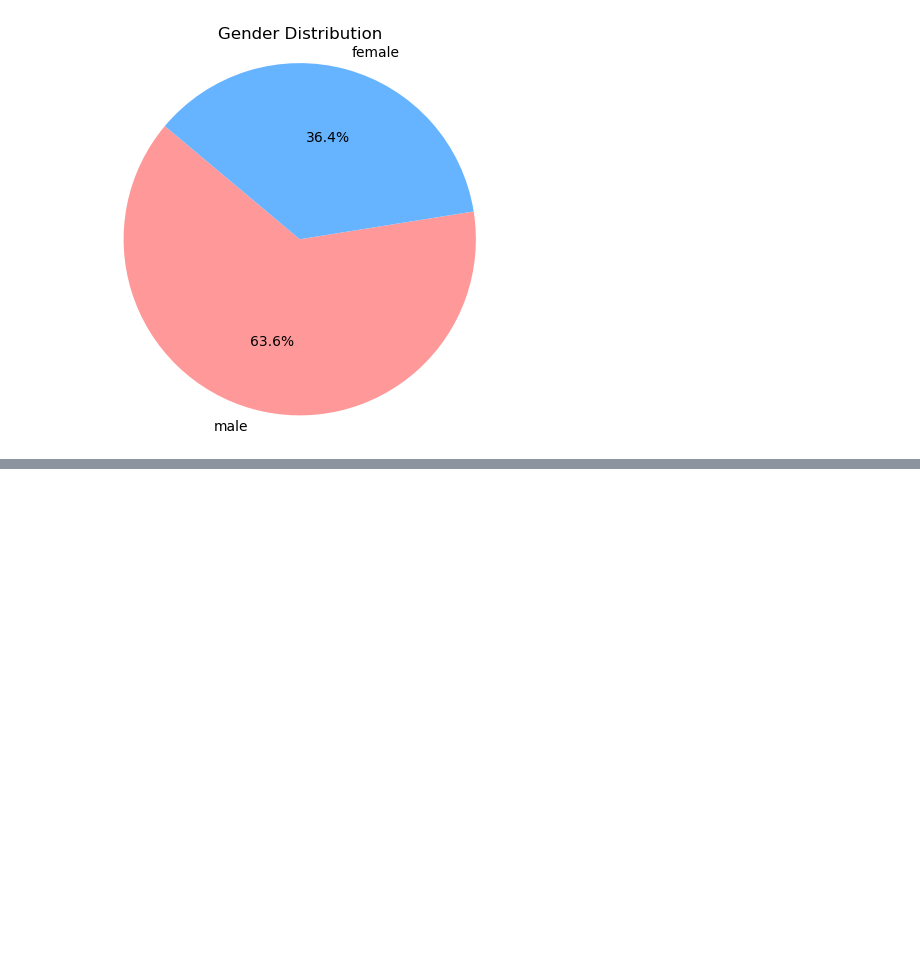
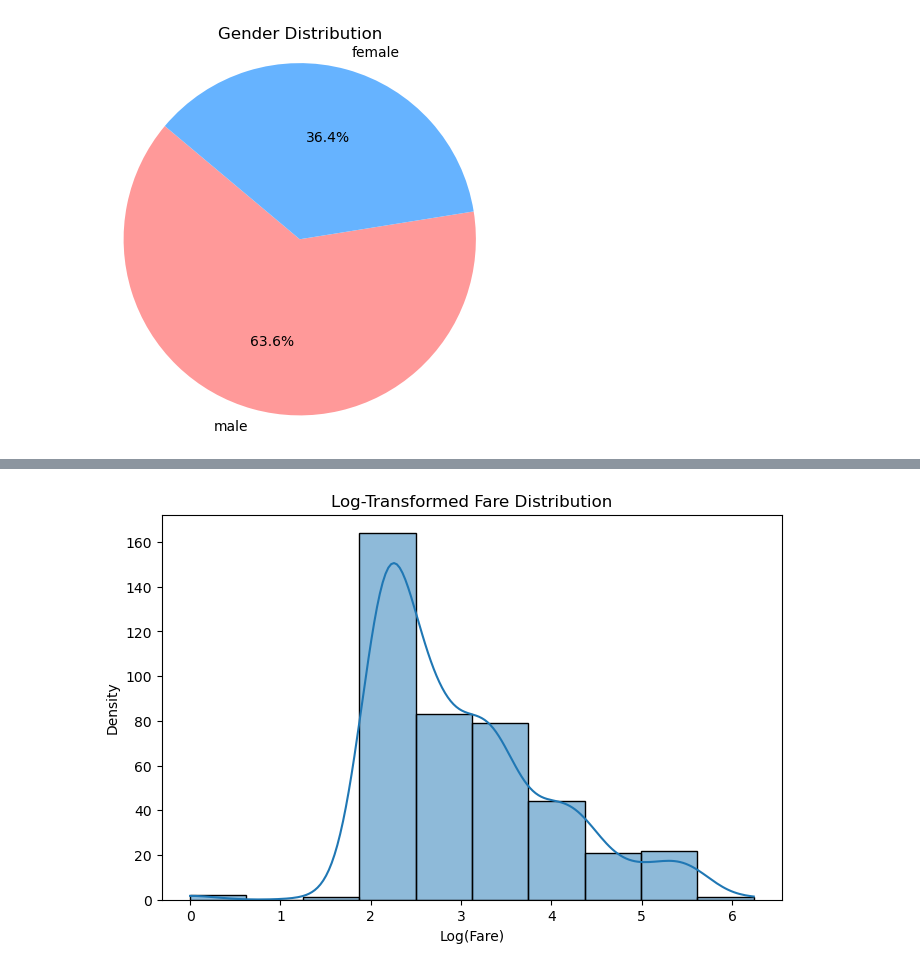
Before and after one commit to adolphTech/MACHINE-LEARNING, a Jupyter notebook: STAGE 1/titanic.ipynb, the cells around one changed output, grey strips where cells are left out. Saved outputs shown, nothing was run; the diff lists cells and outputs as text; code cells hidden in the pictures; blank space fills up the shorter version.

```diff
--- a/STAGE 1/titanic.ipynb
+++ b/STAGE 1/titanic.ipynb
@@ -86,0 +132,15 @@ plt.show()
+# %%
+# Using log transformation for better visualization
+
+# Apply log transformation (add 1 to avoid log(0))
+df['log_fare'] = np.log1p(df['Fare'])
+
+# Plot log-transformed data
+plt.figure(figsize=(8, 5))
+sns.histplot(df['log_fare'], bins=10, kde=True)
+plt.title('Log-Transformed Fare Distribution')
+plt.xlabel('Log(Fare)')
+plt.ylabel('Density')
+plt.show()
+# %% [output]
+[figure, added]
```
Also changed, not shown: parts of 31 cells of this notebook, 4 other files.
